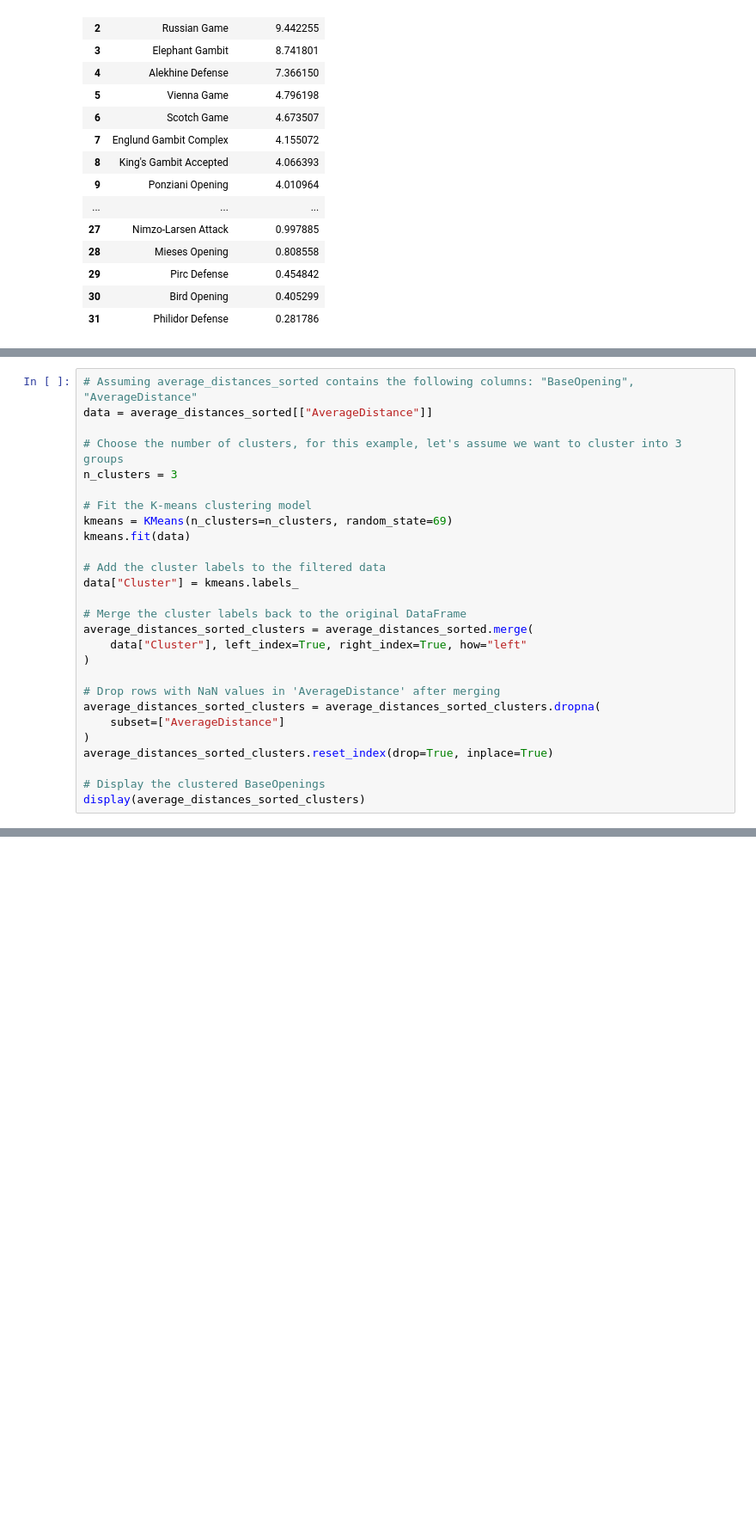
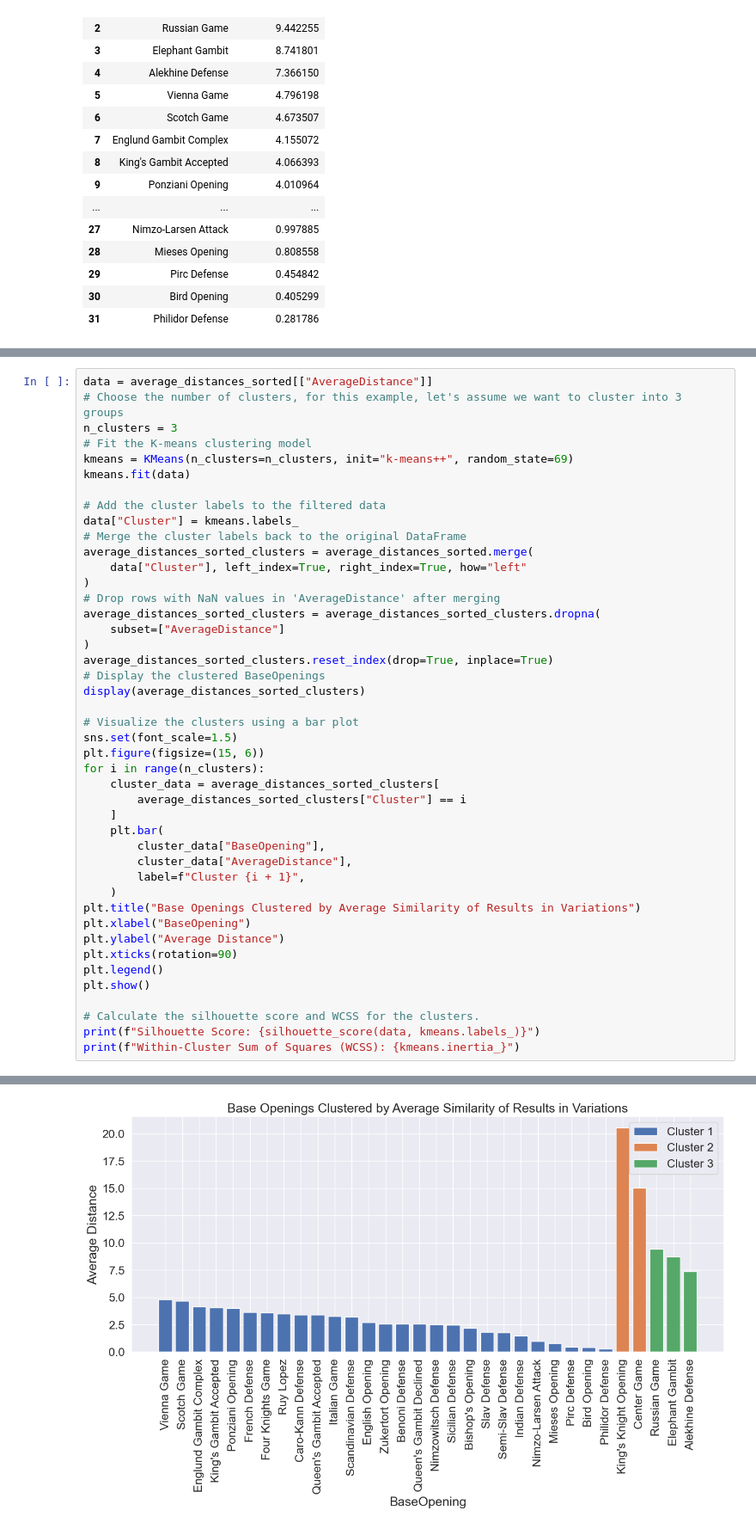
Before and after one commit to IsaacCheng9/machine-learning-in-chess, a Jupyter notebook: src/analyse_chess_data.ipynb, the cells around one changed output, grey strips where cells are left out. Shown at 86% size. Cells and saved outputs as stored; diff of their text form; blank space fills up the shorter version.

```diff
--- a/src/analyse_chess_data.ipynb
+++ b/src/analyse_chess_data.ipynb
@@ -2746,45 +2798,63 @@ display(average_distances_sorted)
 # %%
-# Assuming average_distances_sorted contains the following columns: "BaseOpening", "AverageDistance"
 data = average_distances_sorted[["AverageDistance"]]
-
 # Choose the number of clusters, for this example, let's assume we want to cluster into 3 groups
 n_clusters = 3
-
 # Fit the K-means clustering model
-kmeans = KMeans(n_clusters=n_clusters, random_state=69)
+kmeans = KMeans(n_clusters=n_clusters, init="k-means++", random_state=69)
 kmeans.fit(data)
 
 # Add the cluster labels to the filtered data
 data["Cluster"] = kmeans.labels_
-
 # Merge the cluster labels back to the original DataFrame
 average_distances_sorted_clusters = average_distances_sorted.merge(
     data["Cluster"], left_index=True, right_index=True, how="left"
 )
-
 # Drop rows with NaN values in 'AverageDistance' after merging
 average_distances_sorted_clusters = average_distances_sorted_clusters.dropna(
     subset=["AverageDistance"]
 )
 average_distances_sorted_clusters.reset_index(drop=True, inplace=True)
-
 # Display the clustered BaseOpenings
 display(average_distances_sorted_clusters)
+
+# Visualize the clusters using a bar plot
+sns.set(font_scale=1.5)
+plt.figure(figsize=(15, 6))
+for i in range(n_clusters):
+    cluster_data = average_distances_sorted_clusters[
+        average_distances_sorted_clusters["Cluster"] == i
+    ]
+    plt.bar(
+        cluster_data["BaseOpening"],
+        cluster_data["AverageDistance"],
+        label=f"Cluster {i + 1}",
+    )
+plt.title("Base Openings Clustered by Average Similarity of Results in Variations")
+plt.xlabel("BaseOpening")
+plt.ylabel("Average Distance")
+plt.xticks(rotation=90)
+plt.legend()
+plt.show()
+
+# Calculate the silhouette score and WCSS for the clusters.
+print(f"Silhouette Score: {silhouette_score(data, kmeans.labels_)}")
+print(f"Within-Cluster Sum of Squares (WCSS): {kmeans.inertia_}")
 # %% [output]
 |  | BaseOpening | AverageDistance | Cluster |
 | 0 | King's Knight Opening | 20.554550 | 1 |
 | 1 | Center Game | 15.040339 | 1 |
 | 2 | Russian Game | 9.442255 | 2 |
 | 3 | Elephant Gambit | 8.741801 | 2 |
 | 4 | Alekhine Defense | 7.366150 | 2 |
 | 5 | Vienna Game | 4.796198 | 0 |
 | 6 | Scotch Game | 4.673507 | 0 |
 | 7 | Englund Gambit Complex | 4.155072 | 0 |
 | 8 | King's Gambit Accepted | 4.066393 | 0 |
 | 9 | Ponziani Opening | 4.010964 | 0 |
 | ... | ... | ... | ... |
 | 27 | Nimzo-Larsen Attack | 0.997885 | 0 |
 | 28 | Mieses Opening | 0.808558 | 0 |
 | 29 | Pirc Defense | 0.454842 | 0 |
 | 30 | Bird Opening | 0.405299 | 0 |
 | 31 | Philidor Defense | 0.281786 | 0 |
+[figure, added]
```
Also changed, not shown: parts of 8 cells of this notebook.
